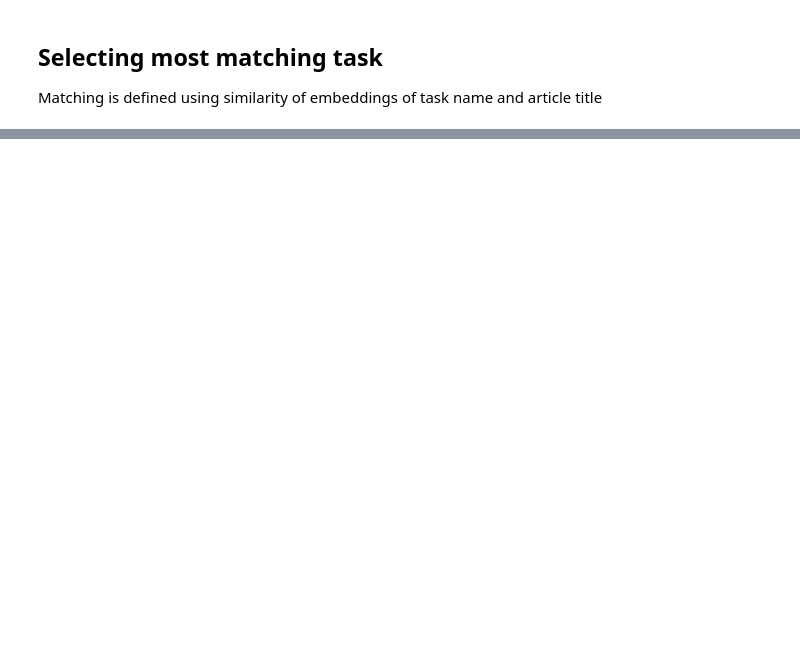
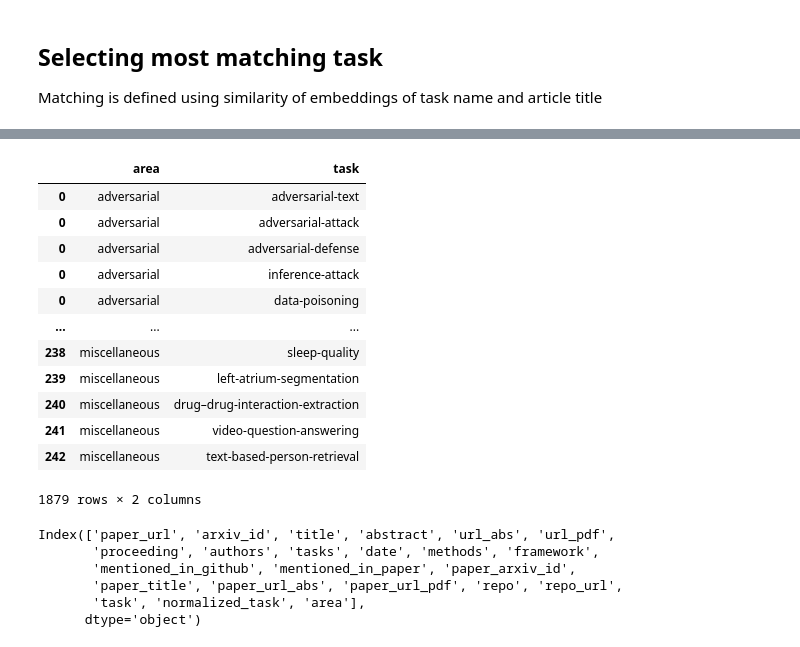
Before and after one commit to lambdaofgod/github_search, a Jupyter notebook: notebooks/PapersWithCode_Tasks.ipynb, the cells around one changed output, grey strips where cells are left out. Cells and saved outputs as stored; diff of their text form; code cells hidden in the pictures; blank space fills up the shorter version.

```diff
--- a/notebooks/PapersWithCode_Tasks.ipynb
+++ b/notebooks/PapersWithCode_Tasks.ipynb
@@ -226,7 +450,7 @@ task_api_normalized
 # %%
 tasks_without_area = task_api_normalized[~task_api_normalized.isin(area_tasks_df['task'])].unique()
 # %%
-other_tasks_df = pd.DataFrame({"area": "other", "task": tasks_without_area})
+other_tasks_df = pd.DataFrame({"area": "miscellaneous", "task": tasks_without_area})
 # %%
 all_area_tasks_df = pd.concat([area_tasks_df, other_tasks_df])
 # %%
@@ -235,0 +471,16 @@ all_area_tasks_df.to_csv('data/paperswithcode_tasks.csv')
+# %%
+all_area_tasks_df
+# %% [output]
+|  | area | task |
+| 0 | adversarial | adversarial-text |
+| 0 | adversarial | adversarial-attack |
+| 0 | adversarial | adversarial-defense |
+| 0 | adversarial | inference-attack |
+| 0 | adversarial | data-poisoning |
+| ... | ... | ... |
+| 238 | miscellaneous | sleep-quality |
+| 239 | miscellaneous | left-atrium-segmentation |
+| 240 | miscellaneous | drug–drug-interaction-extraction |
+| 241 | miscellaneous | video-question-answering |
+| 242 | miscellaneous | text-based-person-retrieval |
+1879 rows × 2 columns
@@ -235,0 +489,9 @@ all_area_tasks_df.to_csv('data/paperswithcode_tasks.csv')
+# %%
+papers_area_df.columns
+# %% [output]
+Index(['paper_url', 'arxiv_id', 'title', 'abstract', 'url_abs', 'url_pdf',
+       'proceeding', 'authors', 'tasks', 'date', 'methods', 'framework',
+       'mentioned_in_github', 'mentioned_in_paper', 'paper_arxiv_id',
+       'paper_title', 'paper_url_abs', 'paper_url_pdf', 'repo', 'repo_url',
+       'task', 'normalized_task', 'area'],
+      dtype='object')
```
Also changed, not shown: parts of 64 cells of this notebook, 3 other files.
